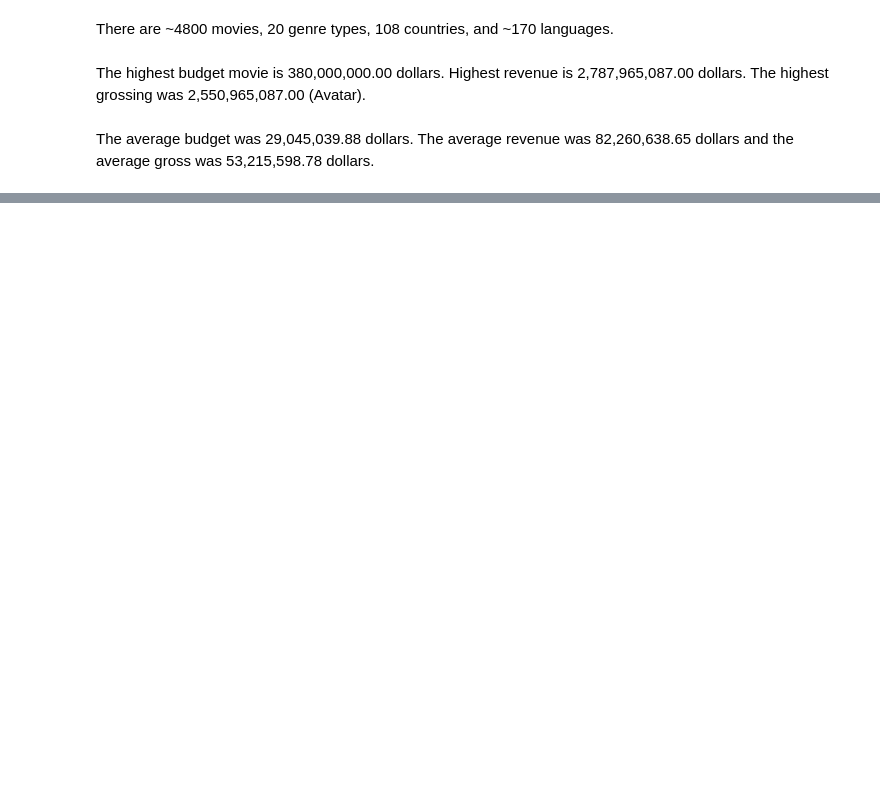
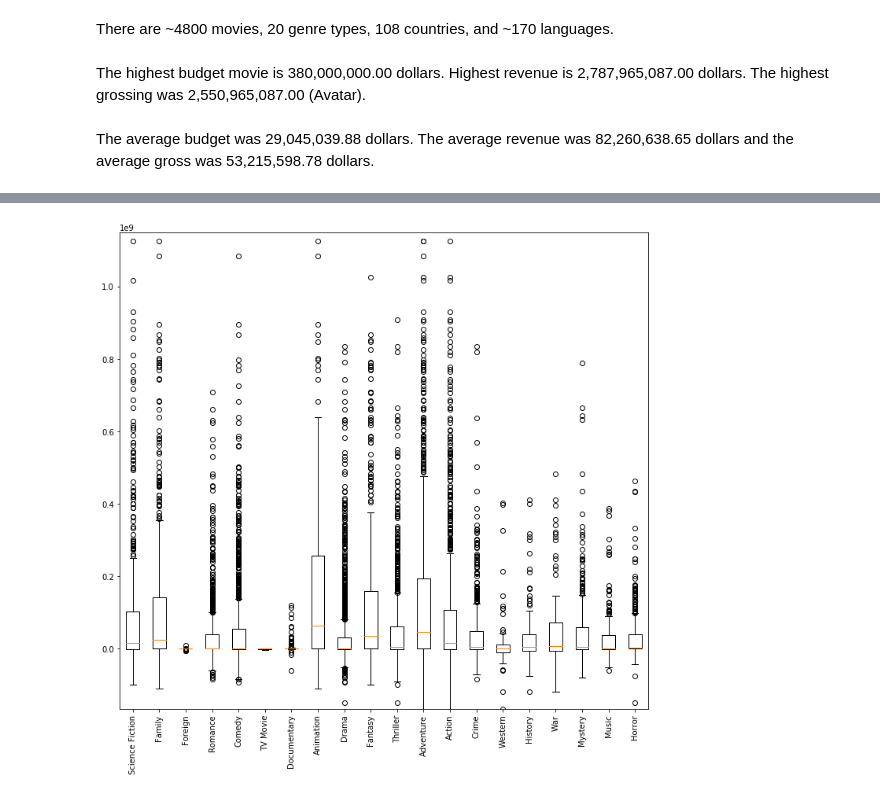
Before and after one commit to kimrharper/thinkful, a Jupyter notebook: PrepCourse/PrepCourse-4-2-Capstone.ipynb, the cells around one changed output, grey strips where cells are left out. Saved outputs shown, nothing was run; the diff lists cells and outputs as text; code cells hidden in the pictures; blank space fills up the shorter version.

Commit message:
added boxplots and histplots to capstone

```diff
--- a/PrepCourse/PrepCourse-4-2-Capstone.ipynb
+++ b/PrepCourse/PrepCourse-4-2-Capstone.ipynb
@@ -83 +122,12 @@ intcolumns = ['budget','popularity','revenue','runtime','vote_average','gross']
+# %%
+def ser_con(genre): return genredict[genre]['gross']
+
+plt.figure(figsize=(10,10))
+plt.boxplot(list(map(ser_con, un_genre)))
+plt.xticks(list(range(1,21)), un_genre, rotation=90)
+plt.ylim(moviedata['gross'].min(), moviedata['gross'].max()*.45)
+plt.tight_layout()
+plt.show()
+# %% [output]
+[figure, added]
 # %%
```
Also changed, not shown: parts of 12 cells of this notebook.
